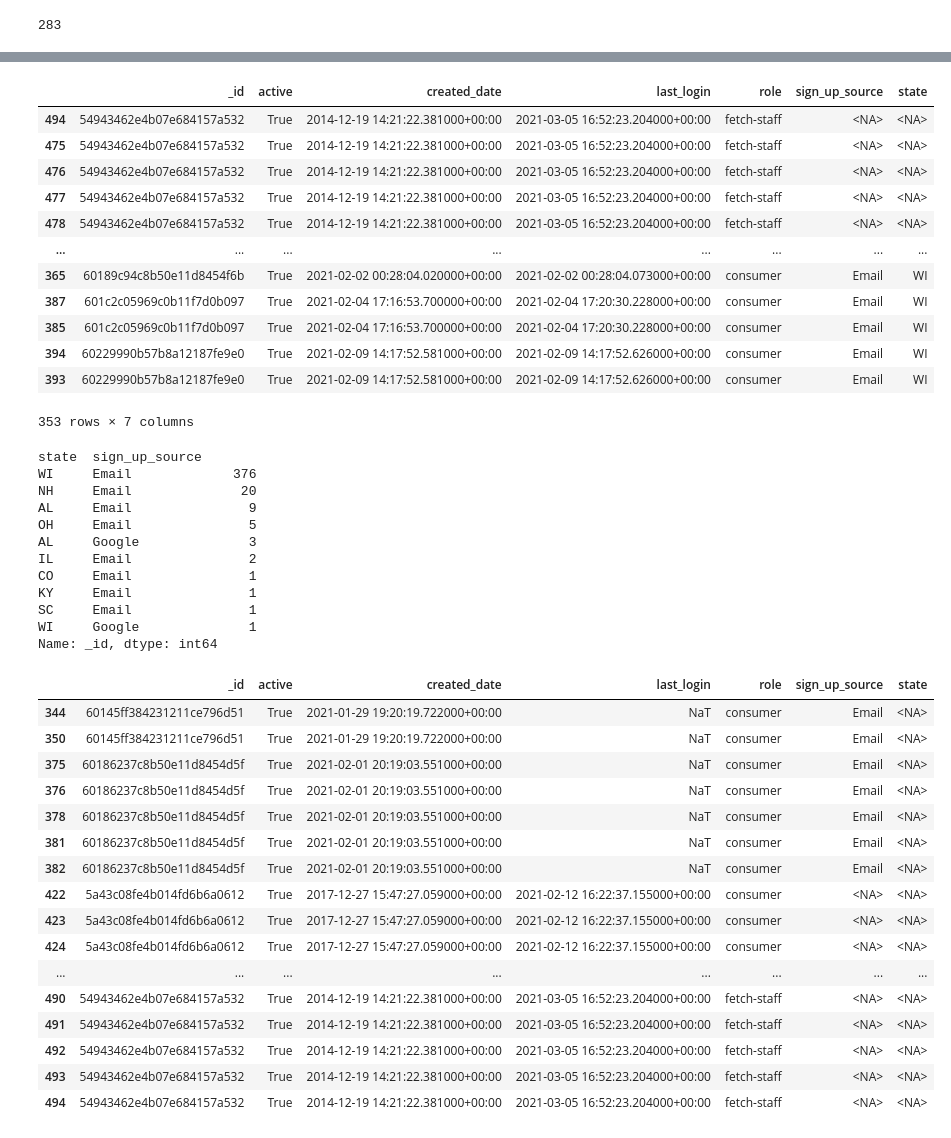
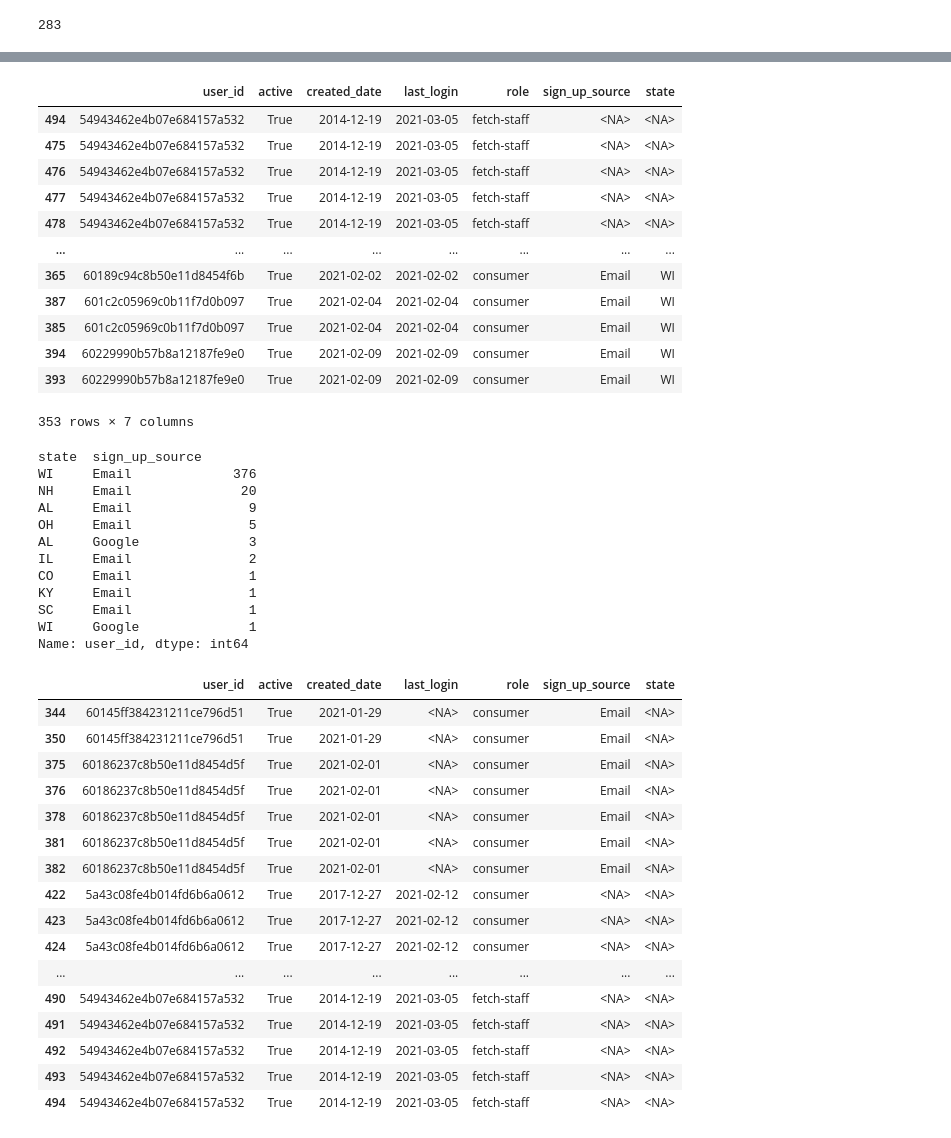
Before and after one commit to evanrosa/fetch_tech_challenge, a Jupyter notebook: exercise_answers/task_three/users.ipynb, the cells around one changed output, grey strips where cells are left out. Cells and saved outputs as stored; diff of their text form; code cells hidden in the pictures.

```diff
--- a/exercise_answers/task_three/users.ipynb
+++ b/exercise_answers/task_three/users.ipynb
@@ -41,9 +41,11 @@ state             object
 dtype: object
 # %%
 ######################## USER DATA NORMALIZE & CLEANING ########################
+# %%
+users.rename(columns={'_id': 'user_id'}, inplace=True)
 # %%
 # Convert user id to string
-users["_id"] = users["_id"].apply(lambda x: x.get("$oid", str(x)))
+users["user_id"] = users["user_id"].apply(lambda x: x.get("$oid", str(x)))
 # %%
 # Convert createdDate to string
 users["created_date"] = users["created_date"].apply(lambda x: x.get("$date", str(x)))
@@ -87,7 +89,14 @@ users.head()
 | 4 | 5ff1e194b6a9d73a3a9f1052 | True | 1609687444800 | 1.609688e+12 | consumer | Email | WI |
 # %%
 # Format/clean createdDate and lastLogin to readable and standard formats
-users[["created_date", "last_login"]] = users[["created_date", "last_login"]].applymap(lambda x: pd.to_datetime(x.get("$date") if isinstance(x, dict) else x, unit='ms', errors='coerce', utc=True))
+def convert_to_date(series):
+    # If a value is a dict, extract its "$date"; otherwise, leave it as is.
+    extracted = series.apply(lambda x: x.get("$date") if isinstance(x, dict) else x)
+    # Convert the extracted values to datetime and then get only the date part.
+    return pd.to_datetime(extracted, unit="ms", errors="coerce", utc=True).dt.date
+
+for col in ["created_date", "last_login"]:
+    users[col] = convert_to_date(users[col])
 # %%
 ## Review after cleaned dates
 users.head()
@@ -259,23 +268,23 @@ users[users.duplicated(subset=["last_login"], keep=False)].sort_values("last_log
 # %%
 # Let's find user id dups with dup dates
-users[users.duplicated(subset=["_id"], keep=False)].sort_values("_id")
+users[users.duplicated(subset=["user_id"], keep=False)].sort_values("user_id")
 # %% [output]
-|  | _id | active | created_date | last_login | role | sign_up_source | state |
-| 494 | 54943462e4b07e684157a532 | True | 2014-12-19 14:21:22.381000+00:00 | 2021-03-05 16:52:23.204000+00:00 | fetch-staff | <NA> | <NA> |
-| 475 | 54943462e4b07e684157a532 | True | 2014-12-19 14:21:22.381000+00:00 | 2021-03-05 16:52:23.204000+00:00 | fetch-staff | <NA> | <NA> |
-| 476 | 54943462e4b07e684157a532 | True | 2014-12-19 14:21:22.381000+00:00 | 2021-03-05 16:52:23.204000+00:00 | fetch-staff | <NA> | <NA> |
-| 477 | 54943462e4b07e684157a532 | True | 2014-12-19 14:21:22.381000+00:00 | 2021-03-05 16:52:23.204000+00:00 | fetch-staff | <NA> | <NA> |
-| 478 | 54943462e4b07e684157a532 | True | 2014-12-19 14:21:22.381000+00:00 | 2021-03-05 16:52:23.204000+00:00 | fetch-staff | <NA> | <NA> |
+|  | user_id | active | created_date | last_login | role | sign_up_source | state |
+| 494 | 54943462e4b07e684157a532 | True | 2014-12-19 | 2021-03-05 | fetch-staff | <NA> | <NA> |
+| 475 | 54943462e4b07e684157a532 | True | 2014-12-19 | 2021-03-05 | fetch-staff | <NA> | <NA> |
+| 476 | 54943462e4b07e684157a532 | True | 2014-12-19 | 2021-03-05 | fetch-staff | <NA> | <NA> |
+| 477 | 54943462e4b07e684157a532 | True | 2014-12-19 | 2021-03-05 | fetch-staff | <NA> | <NA> |
+| 478 | 54943462e4b07e684157a532 | True | 2014-12-19 | 2021-03-05 | fetch-staff | <NA> | <NA> |
 | ... | ... | ... | ... | ... | ... | ... | ... |
-| 365 | 60189c94c8b50e11d8454f6b | True | 2021-02-02 00:28:04.020000+00:00 | 2021-02-02 00:28:04.073000+00:00 | consumer | Email | WI |
-| 387 | 601c2c05969c0b11f7d0b097 | True | 2021-02-04 17:16:53.700000+00:00 | 2021-02-04 17:20:30.228000+00:00 | consumer | Email | WI |
-| 385 | 601c2c05969c0b11f7d0b097 | True | 2021-02-04 17:16:53.700000+00:00 | 2021-02-04 17:20:30.228000+00:00 | consumer | Email | WI |
-| 394 | 60229990b57b8a12187fe9e0 | True | 2021-02-09 14:17:52.581000+00:00 | 2021-02-09 14:17:52.626000+00:00 | consumer | Email | WI |
-| 393 | 60229990b57b8a12187fe9e0 | True | 2021-02-09 14:17:52.581000+00:00 | 2021-02-09 14:17:52.626000+00:00 | consumer | Email | WI |
+| 365 | 60189c94c8b50e11d8454f6b | True | 2021-02-02 | 2021-02-02 | consumer | Email | WI |
+| 387 | 601c2c05969c0b11f7d0b097 | True | 2021-02-04 | 2021-02-04 | consumer | Email | WI |
+| 385 | 601c2c05969c0b11f7d0b097 | True | 2021-02-04 | 2021-02-04 | consumer | Email | WI |
+| 394 | 60229990b57b8a12187fe9e0 | True | 2021-02-09 | 2021-02-09 | consumer | Email | WI |
+| 393 | 60229990b57b8a12187fe9e0 | True | 2021-02-09 | 2021-02-09 | consumer | Email | WI |
 353 rows × 7 columns
 # %%
 # Can we detect abnormal activity? If multiple users have same state, source, and id it could indicate abuse.
-users.groupby(["state", "sign_up_source"])["_id"].count().sort_values(ascending=False)
+users.groupby(["state", "sign_up_source"])["user_id"].count().sort_values(ascending=False)
 # %% [output]
 state  sign_up_source
 WI     Email             376
@@ -288,7 +297,7 @@ CO     Email               1
 KY     Email               1
 SC     Email               1
 WI     Google              1
-Name: _id, dtype: int64
+Name: user_id, dtype: int64
 # %%
 # Show states that are not valid
 valid_states = {'AL', 'AK', 'AZ', 'AR', 'CA', 'CO', 'CT', 'DE', 'FL', 'GA',
@@ -299,23 +308,23 @@ valid_states = {'AL', 'AK', 'AZ', 'AR', 'CA', 'CO', 'CT', 'DE', 'FL', 'GA',
 
 users[~users['state'].isin(valid_states)]
 # %% [output]
-|  | _id | active | created_date | last_login | role | sign_up_source | state |
-| 344 | 60145ff384231211ce796d51 | True | 2021-01-29 19:20:19.722000+00:00 | NaT | consumer | Email | <NA> |
-| 350 | 60145ff384231211ce796d51 | True | 2021-01-29 19:20:19.722000+00:00 | NaT | consumer | Email | <NA> |
-| 375 | 60186237c8b50e11d8454d5f | True | 2021-02-01 20:19:03.551000+00:00 | NaT | consumer | Email | <NA> |
-| 376 | 60186237c8b50e11d8454d5f | True | 2021-02-01 20:19:03.551000+00:00 | NaT | consumer | Email | <NA> |
-| 378 | 60186237c8b50e11d8454d5f | True | 2021-02-01 20:19:03.551000+00:00 | NaT | consumer | Email | <NA> |
-| 381 | 60186237c8b50e11d8454d5f | True | 2021-02-01 20:19:03.551000+00:00 | NaT | consumer | Email | <NA> |
-| 382 | 60186237c8b50e11d8454d5f | True | 2021-02-01 20:19:03.551000+00:00 | NaT | consumer | Email | <NA> |
-| 422 | 5a43c08fe4b014fd6b6a0612 | True | 2017-12-27 15:47:27.059000+00:00 | 2021-02-12 16:22:37.155000+00:00 | consumer | <NA> | <NA> |
-| 423 | 5a43c08fe4b014fd6b6a0612 | True | 2017-12-27 15:47:27.059000+00:00 | 2021-02-12 16:22:37.155000+00:00 | consumer | <NA> | <NA> |
-| 424 | 5a43c08fe4b014fd6b6a0612 | True | 2017-12-27 15:47:27.059000+00:00 | 2021-02-12 16:22:37.155000+00:00 | consumer | <NA> | <NA> |
+|  | user_id | active | created_date | last_login | role | sign_up_source | state |
+| 344 | 60145ff384231211ce796d51 | True | 2021-01-29 | <NA> | consumer | Email | <NA> |
+| 350 | 60145ff384231211ce796d51 | True | 2021-01-29 | <NA> | consumer | Email | <NA> |
+| 375 | 60186237c8b50e11d8454d5f | True | 2021-02-01 | <NA> | consumer | Email | <NA> |
+| 376 | 60186237c8b50e11d8454d5f | True | 2021-02-01 | <NA> | consumer | Email | <NA> |
+| 378 | 60186237c8b50e11d8454d5f | True | 2021-02-01 | <NA> | consumer | Email | <NA> |
+| 381 | 60186237c8b50e11d8454d5f | True | 2021-02-01 | <NA> | consumer | Email | <NA> |
+| 382 | 60186237c8b50e11d8454d5f | True | 2021-02-01 | <NA> | consumer | Email | <NA> |
+| 422 | 5a43c08fe4b014fd6b6a0612 | True | 2017-12-27 | 2021-02-12 | consumer | <NA> | <NA> |
+| 423 | 5a43c08fe4b014fd6b6a0612 | True | 2017-12-27 | 2021-02-12 | consumer | <NA> | <NA> |
+| 424 | 5a43c08fe4b014fd6b6a0612 | True | 2017-12-27 | 2021-02-12 | consumer | <NA> | <NA> |
 | ... | ... | ... | ... | ... | ... | ... | ... |
-| 490 | 54943462e4b07e684157a532 | True | 2014-12-19 14:21:22.381000+00:00 | 2021-03-05 16:52:23.204000+00:00 | fetch-staff | <NA> | <NA> |
-| 491 | 54943462e4b07e684157a532 | True | 2014-12-19 14:21:22.381000+00:00 | 2021-03-05 16:52:23.204000+00:00 | fetch-staff | <NA> | <NA> |
-| 492 | 54943462e4b07e684157a532 | True | 2014-12-19 14:21:22.381000+00:00 | 2021-03-05 16:52:23.204000+00:00 | fetch-staff | <NA> | <NA> |
-| 493 | 54943462e4b07e684157a532 | True | 2014-12-19 14:21:22.381000+00:00 | 2021-03-05 16:52:23.204000+00:00 | fetch-staff | <NA> | <NA> |
-| 494 | 54943462e4b07e684157a532 | True | 2014-12-19 14:21:22.381000+00:00 | 2021-03-05 16:52:23.204000+00:00 | fetch-staff | <NA> | <NA> |
+| 490 | 54943462e4b07e684157a532 | True | 2014-12-19 | 2021-03-05 | fetch-staff | <NA> | <NA> |
+| 491 | 54943462e4b07e684157a532 | True | 2014-12-19 | 2021-03-05 | fetch-staff | <NA> | <NA> |
+| 492 | 54943462e4b07e684157a532 | True | 2014-12-19 | 2021-03-05 | fetch-staff | <NA> | <NA> |
+| 493 | 54943462e4b07e684157a532 | True | 2014-12-19 | 2021-03-05 | fetch-staff | <NA> | <NA> |
+| 494 | 54943462e4b07e684157a532 | True | 2014-12-19 | 2021-03-05 | fetch-staff | <NA> | <NA> |
 # %%
 # Which users do not have Google or Email as source?
 expected_sources = {"Google", "Email"}
```
Also changed, not shown: parts of 16 cells of this notebook, 12 other files.
